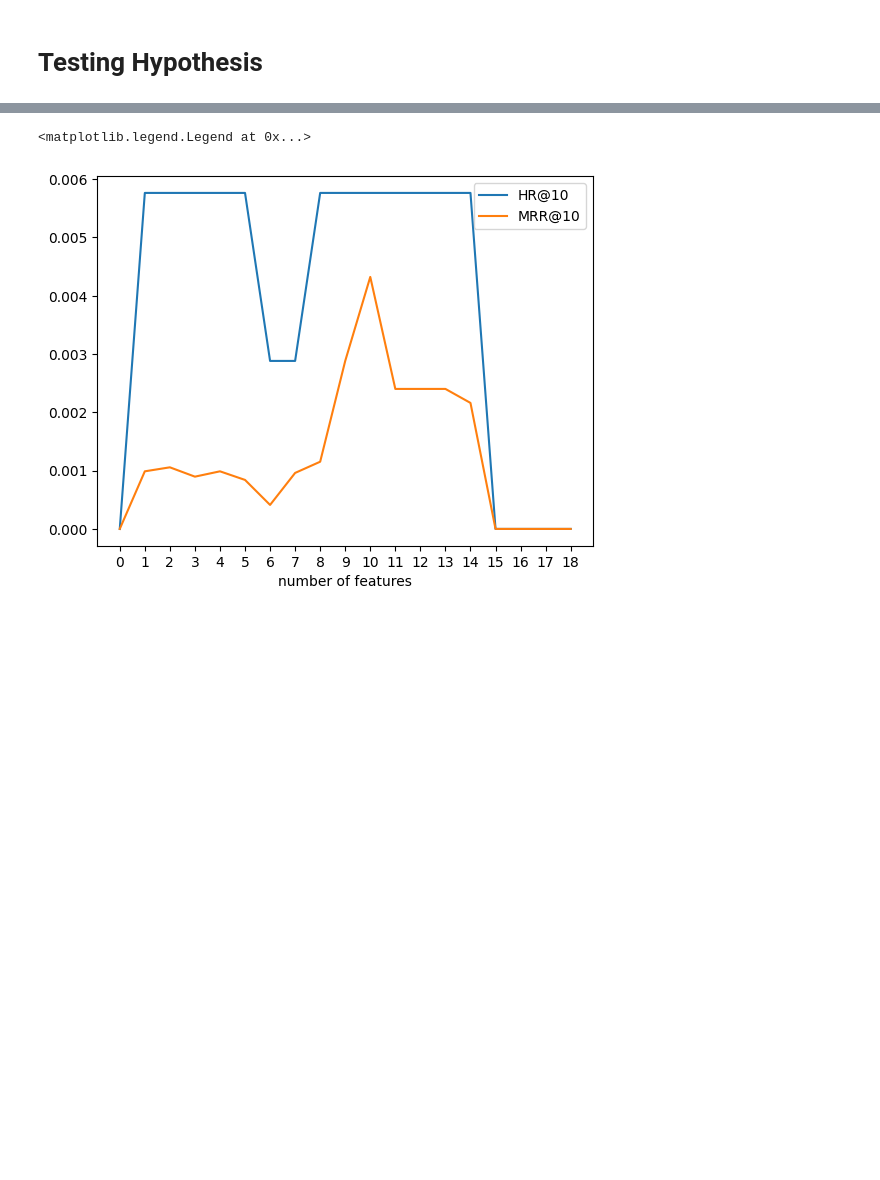
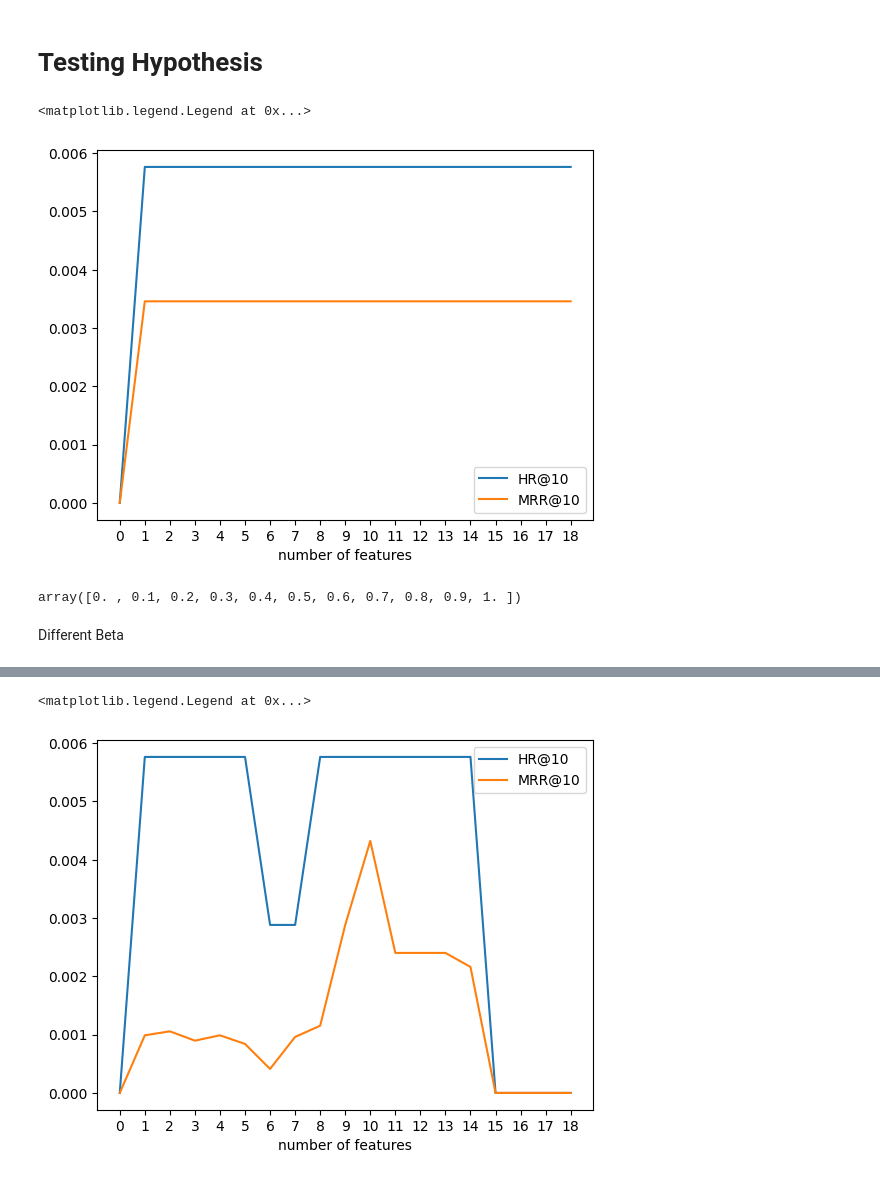
Before and after one commit to Mekan-Hojayev/HybridSVD-for-feature-selection, a Jupyter notebook: hypothesis.ipynb, the cells around one changed output, grey strips where cells are left out. Drawn from its saved outputs; the diff is of its cells as text; code cells hidden in the pictures; blank space fills up the shorter version.

```diff
--- a/hypothesis.ipynb
+++ b/hypothesis.ipynb
@@ -292,8 +320,30 @@ def test_hypo(config, h_importance, topn = 10):
         recommended_items = np.array(list(recs.values()))
         hr[i], mrr[i], cov[i] = model_evaluate(recommended_items, holdout, data_description, topn)
     return hr, mrr, cov
+# %%
+config1 = dict(
+    rank = 100,
+    beta = 0
+)
+# %%
+hr1, mrr1, cov1 = test_hypo(config1, H1_item_features_importance)
+# %%
+plt.plot(hr1,label='HR@10')
+plt.plot(mrr1, label='MRR@10')
+plt.xlabel('number of features')
+plt.xticks(np.arange(len(H1_item_features_importance)+1))
+plt.legend()
+# %% [output]
+<matplotlib.legend.Legend at 0x...>
+[figure, added]
+# %%
+np.arange(0, 1.1, 0.1)
+# %% [output]
+array([0. , 0.1, 0.2, 0.3, 0.4, 0.5, 0.6, 0.7, 0.8, 0.9, 1. ])
 # %%
 config = dict(
     rank = 100,
     beta = 0.3
 )
+# %% [markdown]
+Different Beta
```
Also changed, not shown: parts of 17 cells of this notebook.
